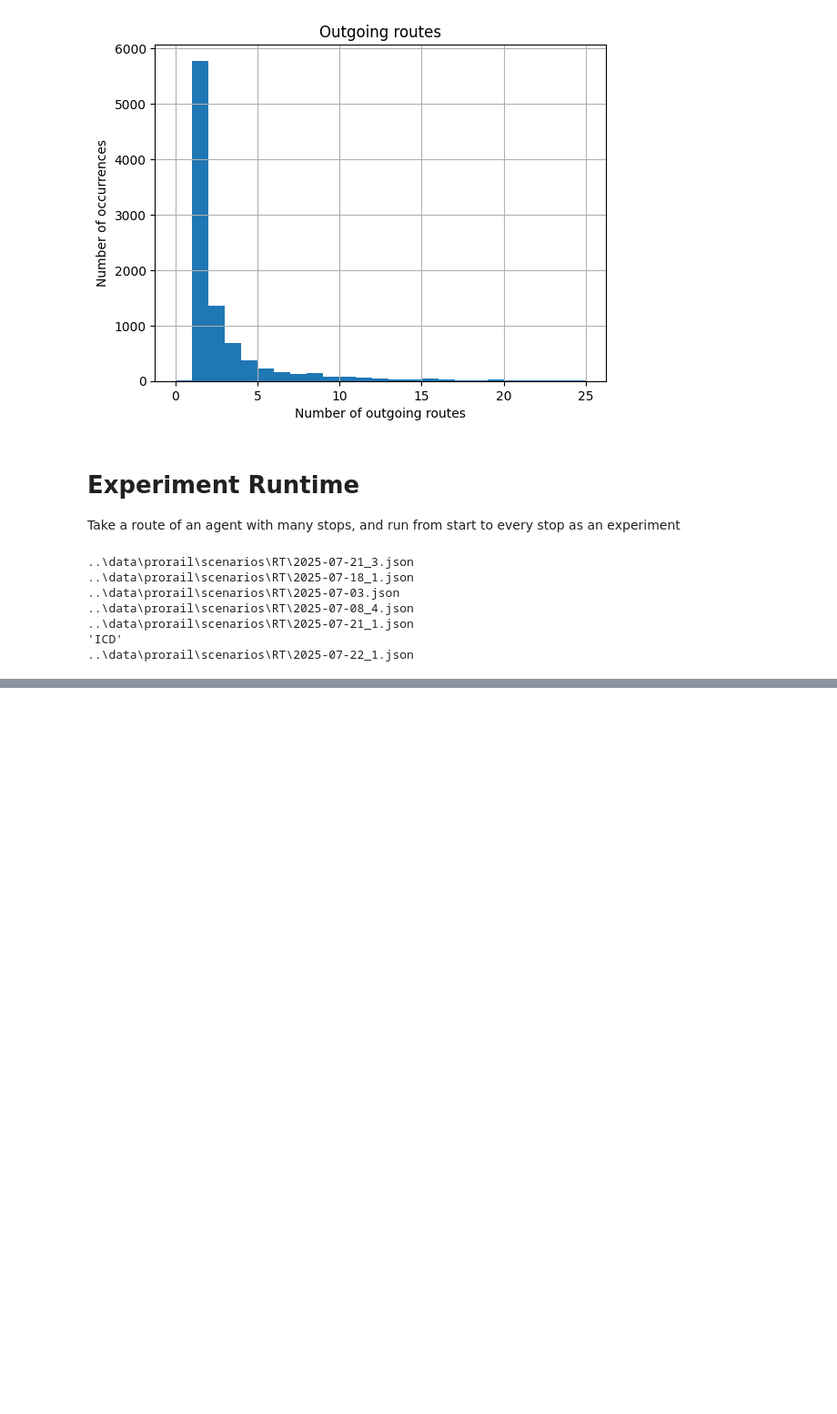
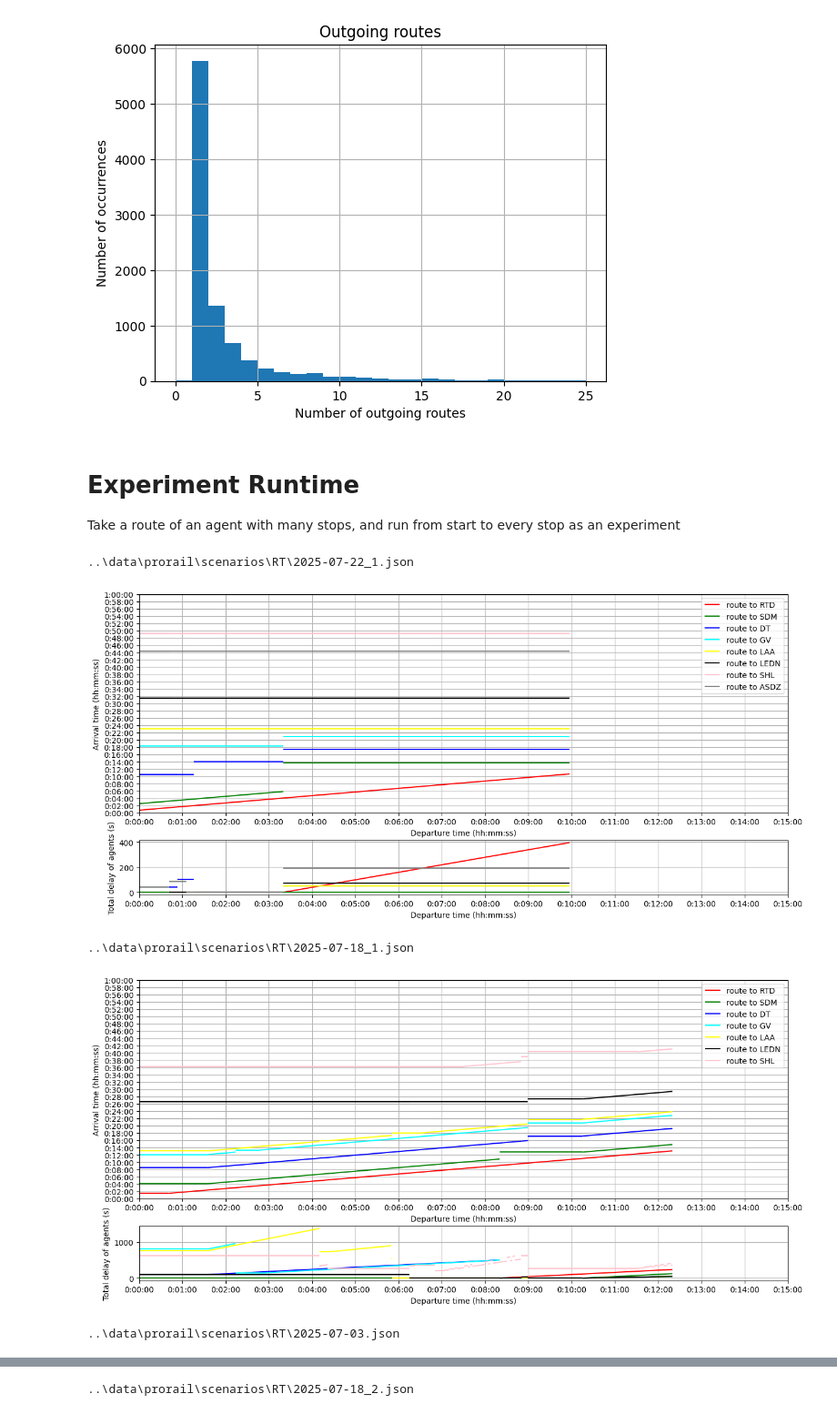
Before and after one commit to EricKemmeren/FlexSIPP, a Jupyter notebook: experiments/runtime.ipynb, the cells around one changed output, grey strips where cells are left out. Shown at 91% size. Saved outputs shown, nothing was run; the diff lists cells and outputs as text; code cells hidden in the pictures; blank space fills up the shorter version.

Commit message:
Update runtime experiments

```diff
--- a/experiments/runtime.ipynb
+++ b/experiments/runtime.ipynb
@@ -52,25 +53,36 @@ save_dir = r"C:\Users\erick\Documents\uni\Thesis\delay-replannning\experiments\r
 # %%
 i_save_dir = Path(save_dir) / "intermediates"
 Path(i_save_dir).mkdir(parents=True, exist_ok=True)
 
 processed = {file.split(".csv")[0] for file in os.listdir(i_save_dir)}
 
 unprocessed_scenarios = set(os.listdir(scenario_files)) - processed
+# unprocessed_scenarios ={r"2025-07-22_1.json"}
 for scenario_file in unprocessed_scenarios:
     try:
         rt_exp = RTRunner(layout, scenario_files / scenario_file, save_dir)
         experiments = rt_exp.run("3500", "o", "RTB", "ASDZ", timeout=1200)
         path_df = rt_exp.get_path_df(experiments)
         path_df.to_csv(i_save_dir / f"{scenario_file}.csv")
+
+        kwargs = {"min_x": 0, "max_x": 900,
+                  "min_y": 0, "max_y": 3600}
+        experiments[0].metadata = {'color': "Red",    'label': 'route to RTD',  'offset': 0, 'linestyle': 3}
+        experiments[1].metadata = {'color': "Green",  'label': 'route to SDM',  'offset': 0, 'linestyle': 3}
+        experiments[2].metadata = {'color': "Blue",   'label': 'route to DT',   'offset': 0, 'linestyle': 3}
+        experiments[3].metadata = {'color': "Cyan",   'label': 'route to GV',   'offset': 0, 'linestyle': 3}
+        experiments[4].metadata = {'color': "Yellow", 'label': 'route to LAA',  'offset': 0, 'linestyle': 3}
+        experiments[5].metadata = {'color': "Black",  'label': 'route to LEDN', 'offset': 0, 'linestyle': 3}
+        experiments[6].metadata = {'color': "Pink",   'label': 'route to SHL',  'offset': 0, 'linestyle': 3}
+        experiments[7].metadata = {'color': "Gray",   'label': 'route to ASDZ', 'offset': 0, 'linestyle': 3}
+        plot_experiments(experiments, **kwargs)
     except KeyboardInterrupt:
         raise
     except Exception as e:
         print(e)
 # %% [output]
-..\data\prorail\scenarios\RT\2025-07-21_3.json
-..\data\prorail\scenarios\RT\2025-07-18_1.json
-..\data\prorail\scenarios\RT\2025-07-03.json
-..\data\prorail\scenarios\RT\2025-07-08_4.json
-..\data\prorail\scenarios\RT\2025-07-21_1.json
-'ICD'
 ..\data\prorail\scenarios\RT\2025-07-22_1.json
+[figure, added]
+..\data\prorail\scenarios\RT\2025-07-18_1.json
+[figure, added]
+..\data\prorail\scenarios\RT\2025-07-03.json
@@ -77,3 +90,4 @@ for scenario_file in unprocessed_scenarios:
+..\data\prorail\scenarios\RT\2025-07-18_2.json
 # %%
 save_path = Path(save_dir)
 dfs = []
```
Also changed, not shown: parts of 5 cells of this notebook.
